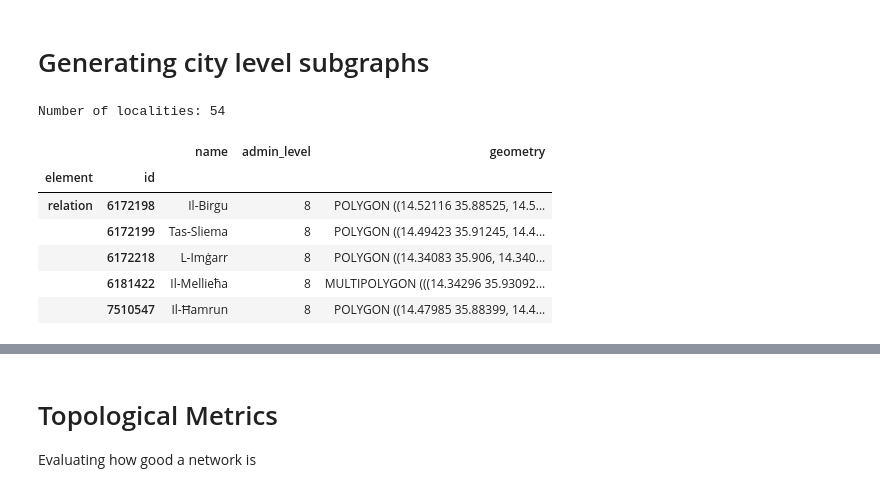
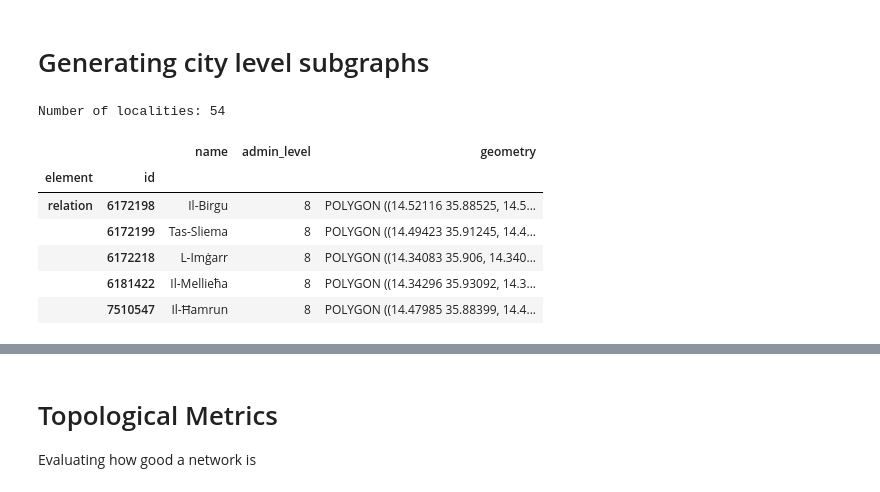
Before and after one commit to Matthew-Pirotta/FYP-OpenPaths, a Jupyter notebook: Code/main.ipynb, the cells around one changed output, grey strips where cells are left out. Cells and saved outputs as stored; diff of their text form; code cells hidden in the pictures.

```diff
--- a/Code/main.ipynb
+++ b/Code/main.ipynb
@@ -144,30 +137,38 @@ print(edge_keys)
 # %% [markdown]
 # Generating city level subgraphs
 # %%
-# 1. Get boundary GeoDataFrame for localities (e.g., admin_level = 8)
-# Use geocode_to_gdf for each locality (or list of names)
-#locs_gdf = ox.geocode_to_gdf(constants.cities)
+#Get boundary GeoDataFrame for localities (e.g., admin_level = 8)
 gdf_localities = ox.features.features_from_place(
     "Malta (Island)",
     tags={"boundary": "administrative", "admin_level": "8"}
 )
-
+copy = gdf_localities
+#Data cleaning
 gdf_localities = gdf_localities[["name", "admin_level","geometry"]]
 gdf_localities = gdf_localities[gdf_localities['admin_level'] == "8"]
 gdf_localities = gdf_localities.dropna()
 gdf_localities = gdf_localities.drop_duplicates(subset=['name'])
+
+for idx, row in gdf_localities.iterrows():
+    name = row["name"]
+    poly = row.geometry
+
+    # Handle MultiPolygon (merge into one Polygon)
+    if poly.geom_type == "MultiPolygon":
+        poly = max(poly.geoms, key=lambda g: g.area)  # keep largest component
+        gdf_localities.at[idx, "geometry"] = poly
+
 # Inspect results
-
 print("Number of localities:", len(gdf_localities))
 display(gdf_localities.head())
 # %% [output]
 Number of localities: 54
 |  |  | name | admin_level | geometry |
 | element | id |  |  |  |
 | relation | 6172198 | Il-Birgu | 8 | POLYGON ((14.52116 35.88525, 14.5... |
 |  | 6172199 | Tas-Sliema | 8 | POLYGON ((14.49423 35.91245, 14.4... |
 |  | 6172218 | L-Imġarr | 8 | POLYGON ((14.34083 35.906, 14.340... |
-|  | 6181422 | Il-Mellieħa | 8 | MULTIPOLYGON (((14.34296 35.93092... |
+|  | 6181422 | Il-Mellieħa | 8 | POLYGON ((14.34296 35.93092, 14.3... |
 |  | 7510547 | Il-Ħamrun | 8 | POLYGON ((14.47985 35.88399, 14.4... |
 # %%
 gdf_localities_proj = gdf_localities.to_crs(my_graph.G_master.graph["crs"])
```
Also changed, not shown: parts of 8 cells of this notebook.
